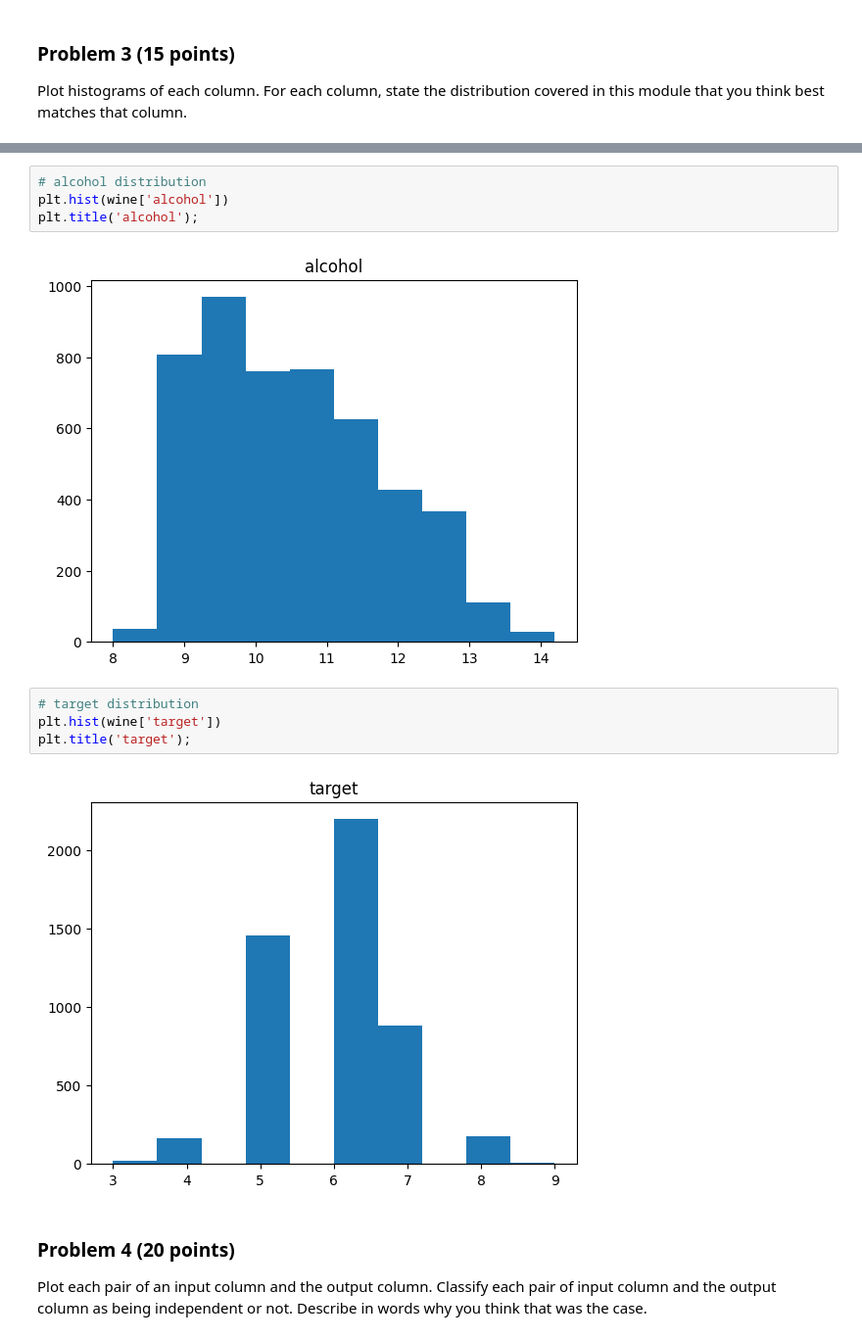
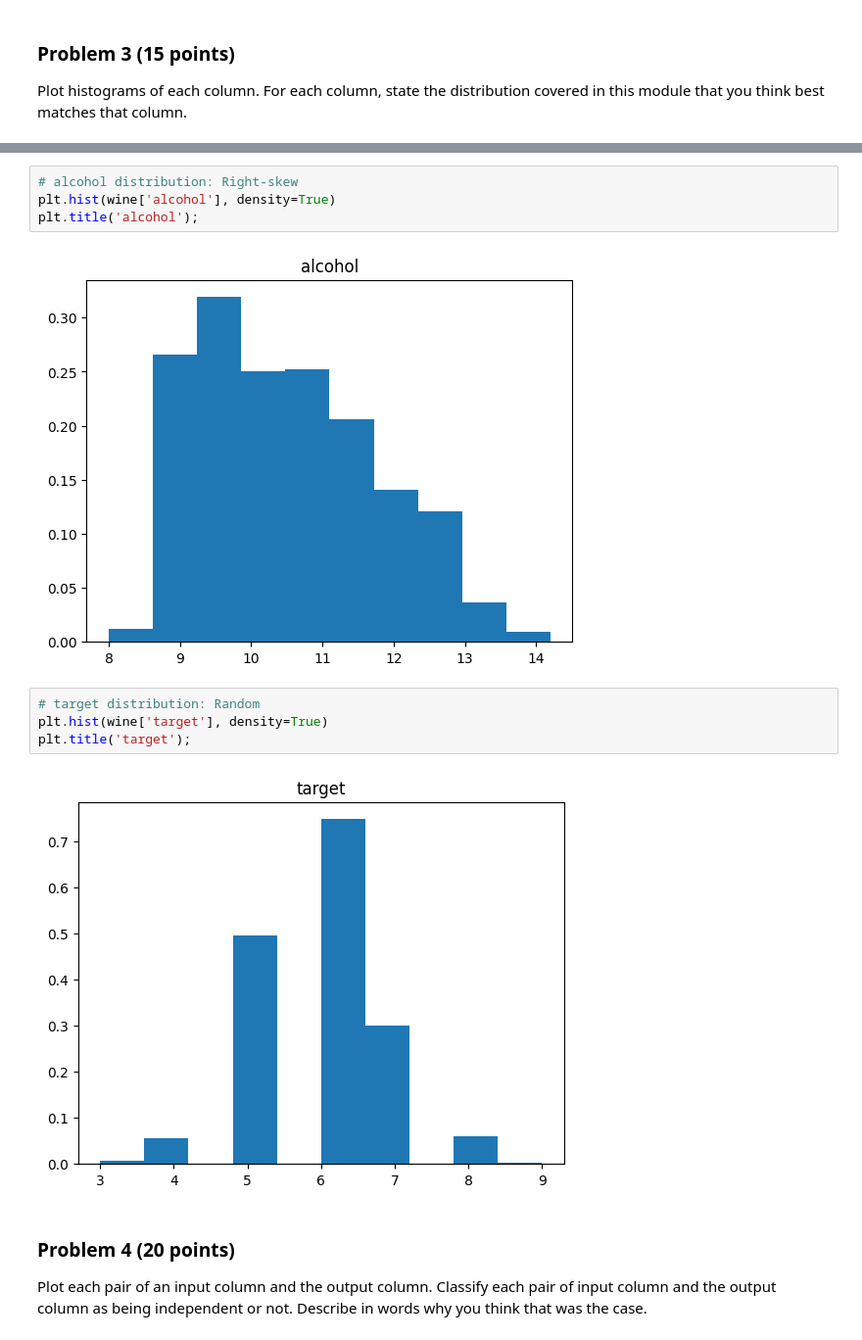
Before and after one commit to brittanygenzmann/dx601-final-project, a Jupyter notebook: project.ipynb, the cells around one changed output, grey strips where cells are left out. Shown at 98% size. Drawn from its saved outputs; the diff is of its cells as text.

```diff
--- a/project.ipynb
+++ b/project.ipynb
@@ -178,15 +178,15 @@ plt.title('sulphates');
 # %%
-# alcohol distribution
-plt.hist(wine['alcohol'])
+# alcohol distribution: Right-skew
+plt.hist(wine['alcohol'], density=True)
 plt.title('alcohol');
 # %% [output]
-[figure, old version]
+[figure, new version]
 # %%
-# target distribution
-plt.hist(wine['target'])
+# target distribution: Random
+plt.hist(wine['target'], density=True)
 plt.title('target');
 # %% [output]
-[figure, old version]
+[figure, new version]
 # %% [markdown]
 ### Problem 4 (20 points)
 
```
Also changed, not shown: parts of 10 cells of this notebook.
